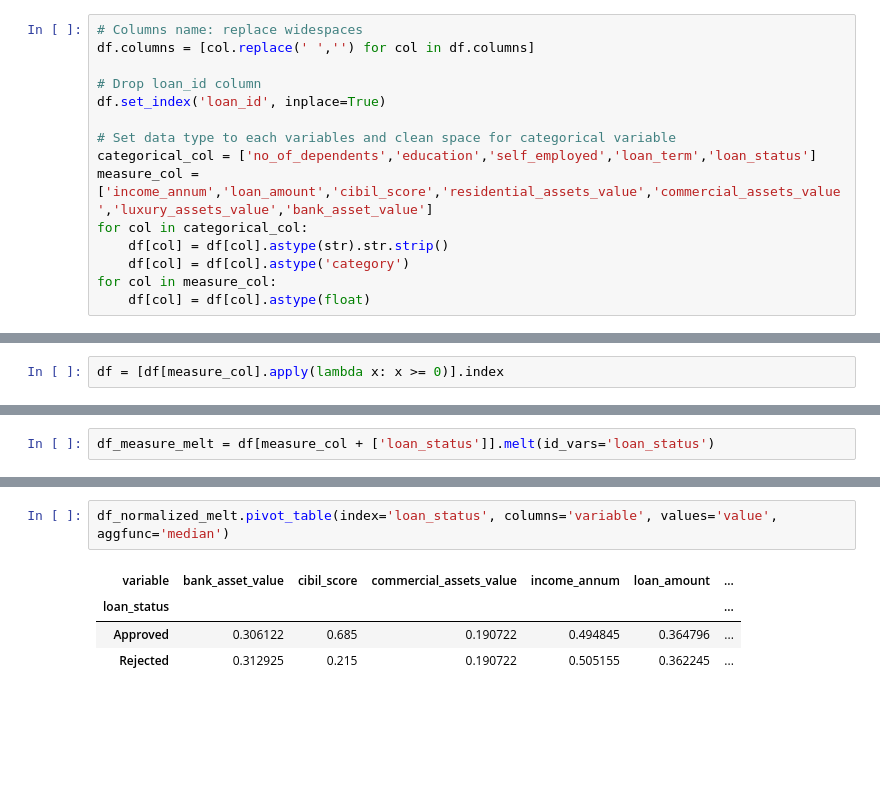
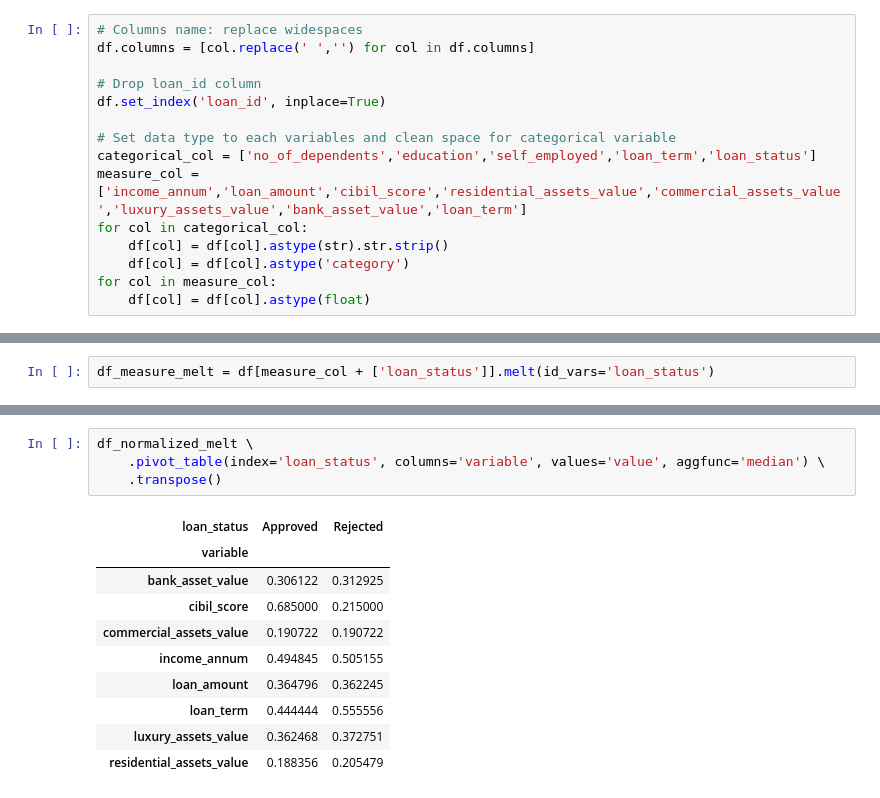
Before and after one commit to siwatis/Credit-Analysis-Prediction, a Jupyter notebook: exploratory-data-analysis.ipynb, the cells around one changed output, grey strips where cells are left out. Cells and saved outputs as stored; diff of their text form; blank space fills up the shorter version.

```diff
--- a/exploratory-data-analysis.ipynb
+++ b/exploratory-data-analysis.ipynb
@@ -29,7 +23,7 @@ df.set_index('loan_id', inplace=True)
 
 # Set data type to each variables and clean space for categorical variable
 categorical_col = ['no_of_dependents','education','self_employed','loan_term','loan_status']
-measure_col = ['income_annum','loan_amount','cibil_score','residential_assets_value','commercial_assets_value','luxury_assets_value','bank_asset_value']
+measure_col = ['income_annum','loan_amount','cibil_score','residential_assets_value','commercial_assets_value','luxury_assets_value','bank_asset_value','loan_term']
 for col in categorical_col:
     df[col] = df[col].astype(str).str.strip()
     df[col] = df[col].astype('category')
@@ -86,2 +65,0 @@ df[measure_col][df[measure_col].apply(lambda x: x >= 0)].describe().map('{:,.2f}
-# %%
-df = [df[measure_col].apply(lambda x: x >= 0)].index
@@ -159,8 +85,16 @@ plt.show()
 # %%
-df_normalized_melt.pivot_table(index='loan_status', columns='variable', values='value', aggfunc='median')
+df_normalized_melt \
+    .pivot_table(index='loan_status', columns='variable', values='value', aggfunc='median') \
+    .transpose()
 # %% [output]
-| variable | bank_asset_value | cibil_score | commercial_assets_value | income_annum | loan_amount | ... |
-| loan_status |  |  |  |  |  | ... |
-| Approved | 0.306122 | 0.685 | 0.190722 | 0.494845 | 0.364796 | ... |
-| Rejected | 0.312925 | 0.215 | 0.190722 | 0.505155 | 0.362245 | ... |
+| loan_status | Approved | Rejected |
+| variable |  |  |
+| bank_asset_value | 0.306122 | 0.312925 |
+| cibil_score | 0.685000 | 0.215000 |
+| commercial_assets_value | 0.190722 | 0.190722 |
+| income_annum | 0.494845 | 0.505155 |
+| loan_amount | 0.364796 | 0.362245 |
+| loan_term | 0.444444 | 0.555556 |
+| luxury_assets_value | 0.362468 | 0.372751 |
+| residential_assets_value | 0.188356 | 0.205479 |
 # %%
```
Also changed, not shown: parts of 16 cells of this notebook, 3 other files.
